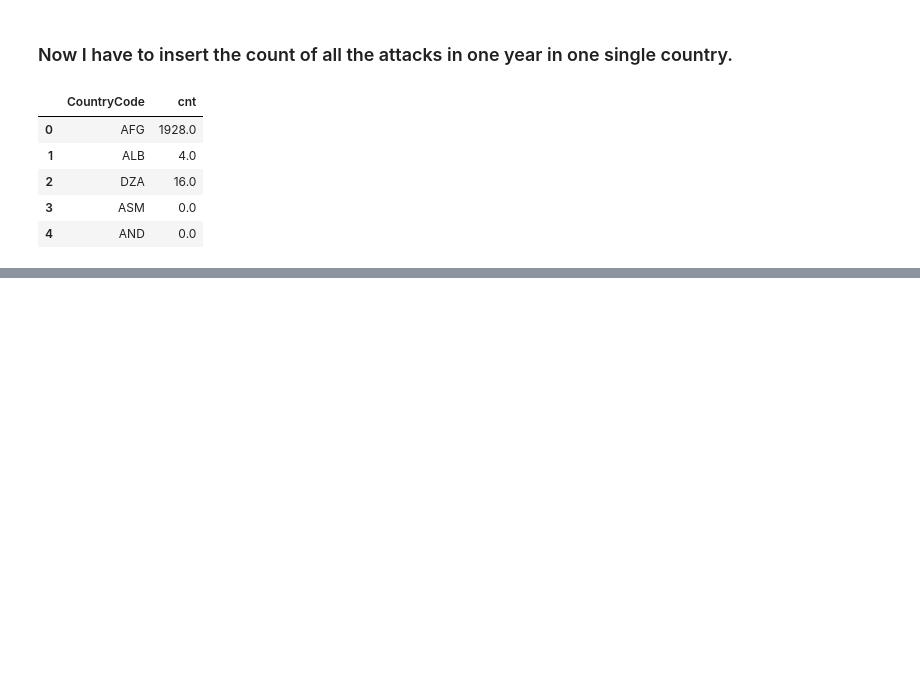
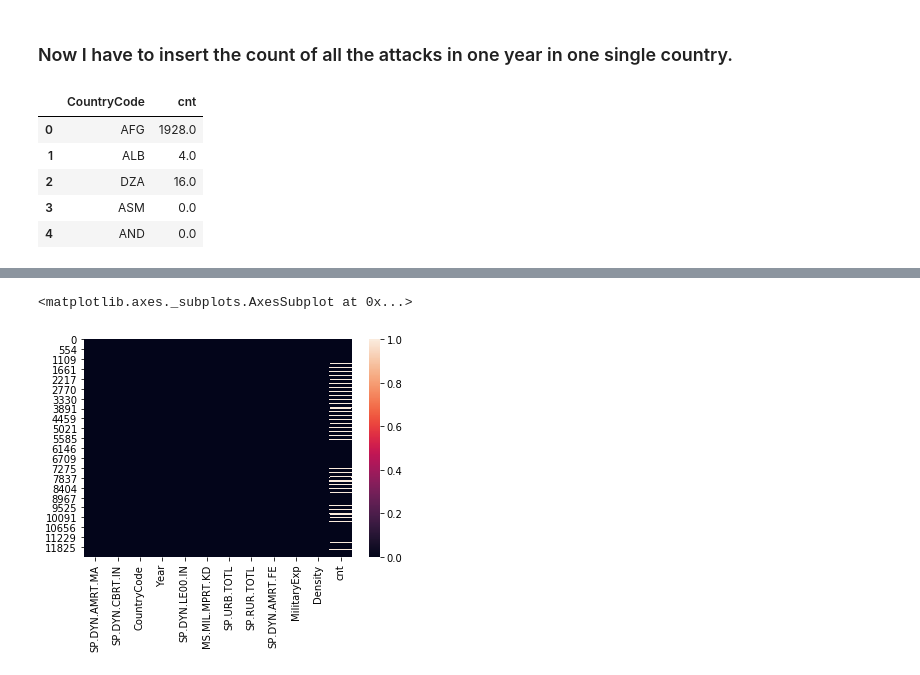
Before and after one commit to AndreaCurtoni/TerrorismDSBA, a Jupyter notebook: First hypothesis.ipynb, the cells around one changed output, grey strips where cells are left out. Saved outputs shown, nothing was run; the diff lists cells and outputs as text; code cells hidden in the pictures; blank space fills up the shorter version.

```diff
--- a/First hypothesis.ipynb
+++ b/First hypothesis.ipynb
@@ -349,0 +380,12 @@ tot4.to_csv(path_or_buf='./part/DF1sthyp', index=False)
+# %%
+exp_not_nans = tot4.dropna(subset=['MilitaryExp']) #keep track of the not NaNs, on which we'll perform the mean
+arms_not_nans = tot4.dropna(subset=['MS.MIL.MPRT.KD']) #same for this column
+exp_mean = exp_not_nans['MilitaryExp'].mean()
+arms_mean = arms_not_nans['MS.MIL.MPRT.KD'].mean()
+tot4['MilitaryExp'] = tot4['MilitaryExp'].replace(np.nan, exp_mean)
+tot4['MS.MIL.MPRT.KD'] = tot4['MS.MIL.MPRT.KD'].replace(np.nan, arms_mean)
+# %%
+heatmap(tot4.isnull())
+# %% [output]
+<matplotlib.axes._subplots.AxesSubplot at 0x...>
+[figure, added]
```
Also changed, not shown: parts of 18 cells of this notebook.
